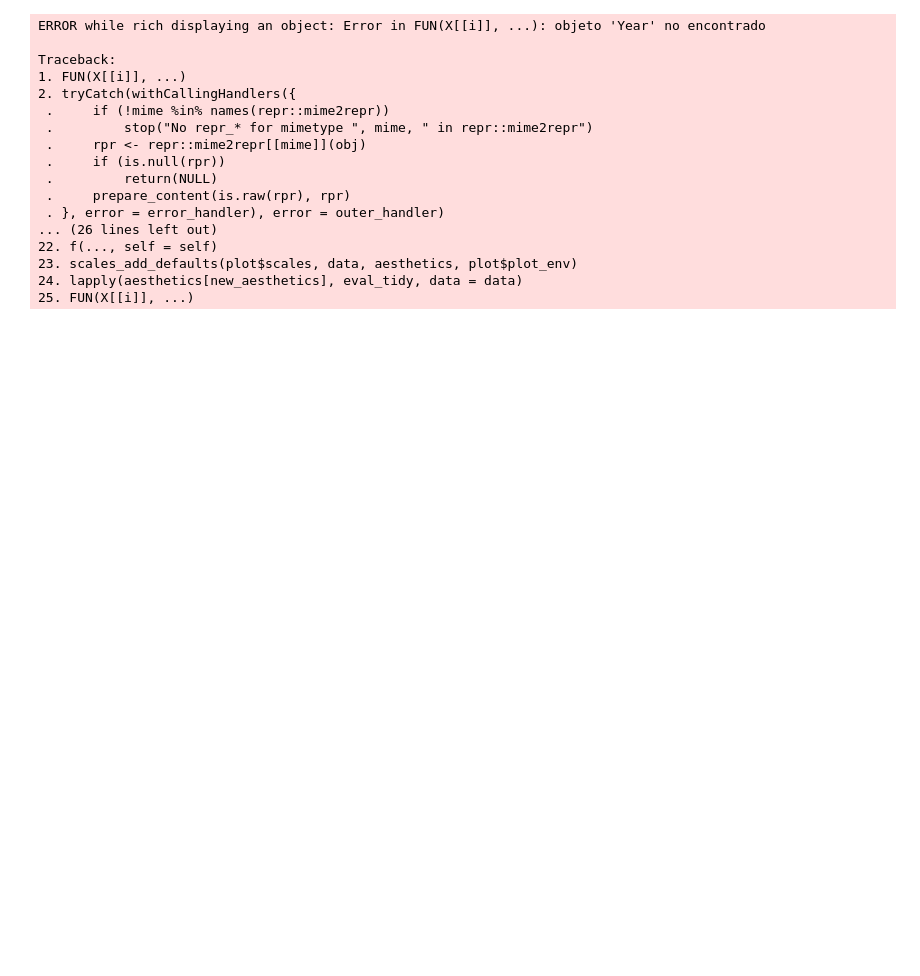
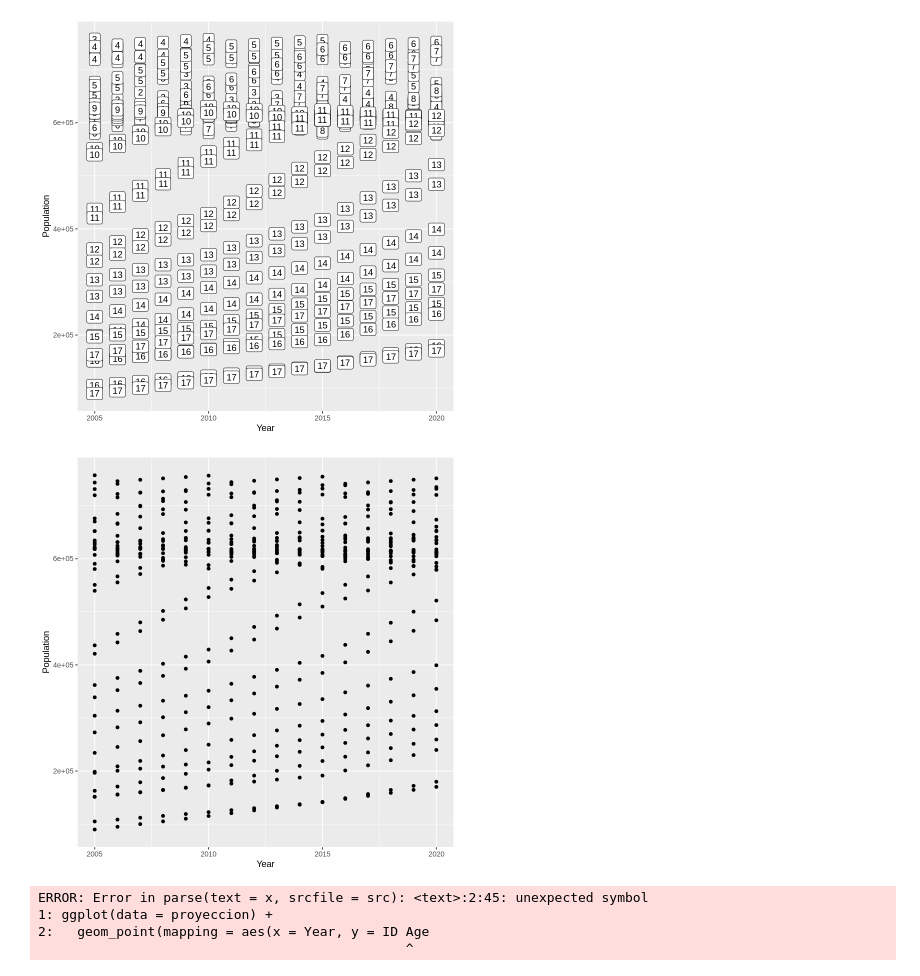
Before and after one commit to rafatorrealba/learningR, a Jupyter notebook: poblacion.ipynb, the cells around one changed output. Saved outputs shown, nothing was run; the diff lists cells and outputs as text; code cells hidden in the pictures; blank space fills up the shorter version.

```diff
--- a/poblacion.ipynb
+++ b/poblacion.ipynb
@@ -47,0 +51,2 @@ head(poblacion_2002_2020) %>%
+# %%
+proyeccion <- read_csv("/home/rtorrealba/learningR/data/proyeccion.csv")
@@ -48,22 +86,18 @@ head(poblacion_2002_2020) %>%
+# %%
+ggplot(data = proyeccion) +
+  geom_label(mapping = aes(x = Year, y = Population, label = Edad))
+# %% [output]
+[figure, added]
 # %%
-ggplot(data = Denuncias_delitos) +
-  geom_point(mapping = aes(x = Year, y = cases))
+ggplot(data = proyeccion) +
+  geom_point(mapping = aes(x = Year, y = Population))
 # %% [output]
-ERROR while rich displaying an object: Error in FUN(X[[i]], ...): objeto 'Year' no encontrado
-
-Traceback:
-1. FUN(X[[i]], ...)
-2. tryCatch(withCallingHandlers({
- .     if (!mime %in% names(repr::mime2repr))
- .         stop("No repr_* for mimetype ", mime, " in repr::mime2repr")
- .     rpr <- repr::mime2repr[[mime]](obj)
- .     if (is.null(rpr))
- .         return(NULL)
- .     prepare_content(is.raw(rpr), rpr)
- . }, error = error_handler), error = outer_handler)
-... (26 lines left out)
-22. f(..., self = self)
-23. scales_add_defaults(plot$scales, data, aesthetics, plot$plot_env)
-24. lapply(aesthetics[new_aesthetics], eval_tidy, data = data)
-25. FUN(X[[i]], ...)
-[figure, old version]
+[figure, new version]
+# %%
+ggplot(data = proyeccion) +
+  geom_point(mapping = aes(x = Year, y = ID Age Range))
+# %% [output]
+ERROR: Error in parse(text = x, srcfile = src): <text>:2:45: unexpected symbol
+1: ggplot(data = proyeccion) +
+2:   geom_point(mapping = aes(x = Year, y = ID Age
+                                               ^
```
Also changed, not shown: parts of 13 cells of this notebook, 4 other files.
